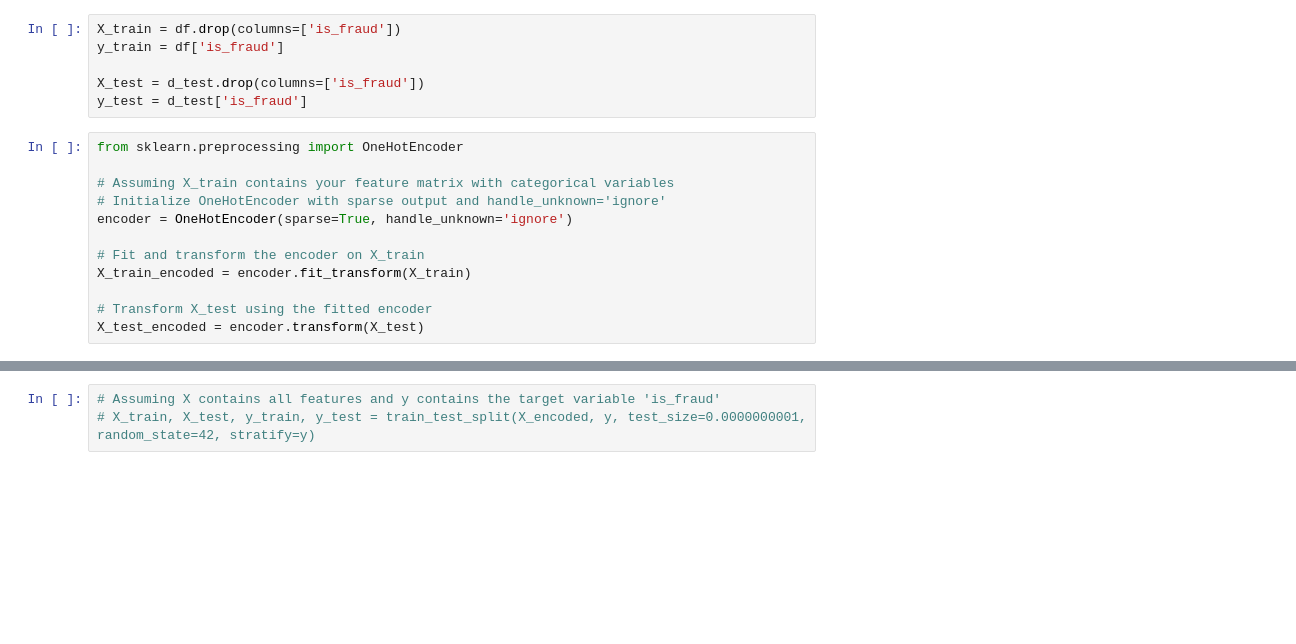
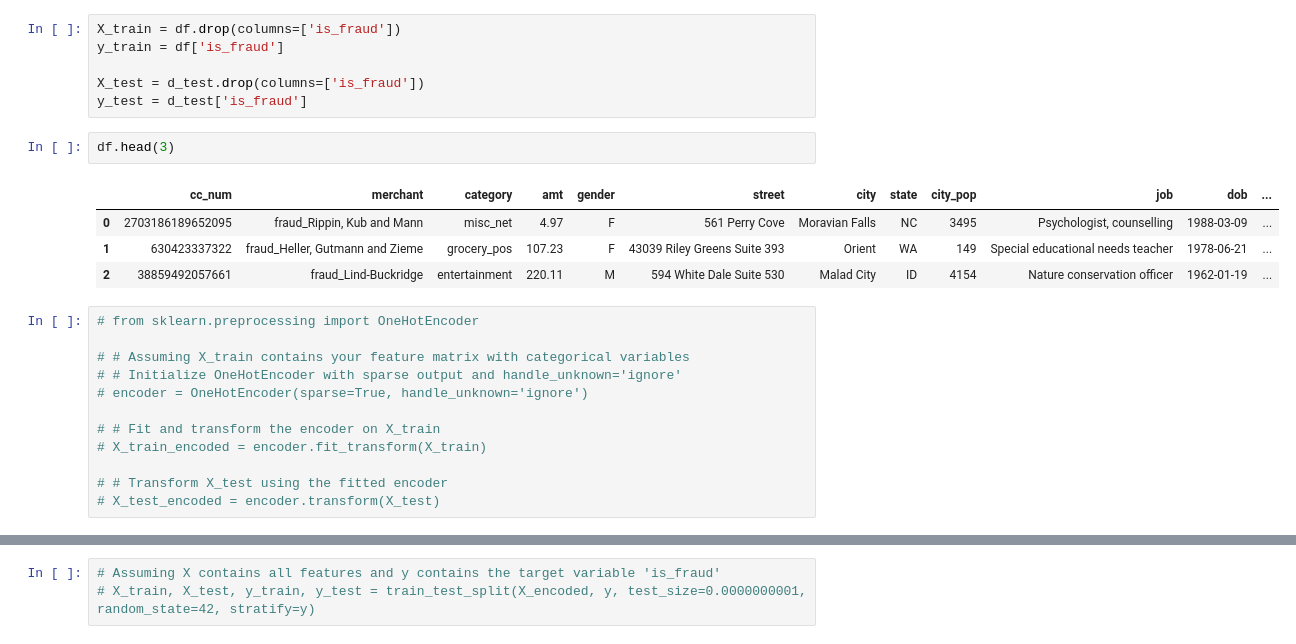
Before and after one commit to First-Last-Dance/Credit_Card_Transactions_Fraud_Detection, a Jupyter notebook: main.ipynb, the cells around one changed output, grey strips where cells are left out. Cells and saved outputs as stored; diff of their text form; blank space fills up the shorter version.

```diff
--- a/main.ipynb
+++ b/main.ipynb
@@ -165,15 +181,22 @@ y_train = df['is_fraud']
 
 X_test = d_test.drop(columns=['is_fraud'])
 y_test = d_test['is_fraud']
+# %%
+df.head(3)
+# %% [output]
+|  | cc_num | merchant | category | amt | gender | street | city | state | city_pop | job | dob | ... |
+| 0 | 2703186189652095 | fraud_Rippin, Kub and Mann | misc_net | 4.97 | F | 561 Perry Cove | Moravian Falls | NC | 3495 | Psychologist, counselling | 1988-03-09 | ... |
+| 1 | 630423337322 | fraud_Heller, Gutmann and Zieme | grocery_pos | 107.23 | F | 43039 Riley Greens Suite 393 | Orient | WA | 149 | Special educational needs teacher | 1978-06-21 | ... |
+| 2 | 38859492057661 | fraud_Lind-Buckridge | entertainment | 220.11 | M | 594 White Dale Suite 530 | Malad City | ID | 4154 | Nature conservation officer | 1962-01-19 | ... |
 # %%
-from sklearn.preprocessing import OneHotEncoder
+# from sklearn.preprocessing import OneHotEncoder
 
-# Assuming X_train contains your feature matrix with categorical variables
-# Initialize OneHotEncoder with sparse output and handle_unknown='ignore'
-encoder = OneHotEncoder(sparse=True, handle_unknown='ignore')
+# # Assuming X_train contains your feature matrix with categorical variables
+# # Initialize OneHotEncoder with sparse output and handle_unknown='ignore'
+# encoder = OneHotEncoder(sparse=True, handle_unknown='ignore')
 
-# Fit and transform the encoder on X_train
-X_train_encoded = encoder.fit_transform(X_train)
+# # Fit and transform the encoder on X_train
+# X_train_encoded = encoder.fit_transform(X_train)
 
-# Transform X_test using the fitted encoder
-X_test_encoded = encoder.transform(X_test)
+# # Transform X_test using the fitted encoder
+# X_test_encoded = encoder.transform(X_test)
```
Also changed, not shown: parts of 20 cells of this notebook.
